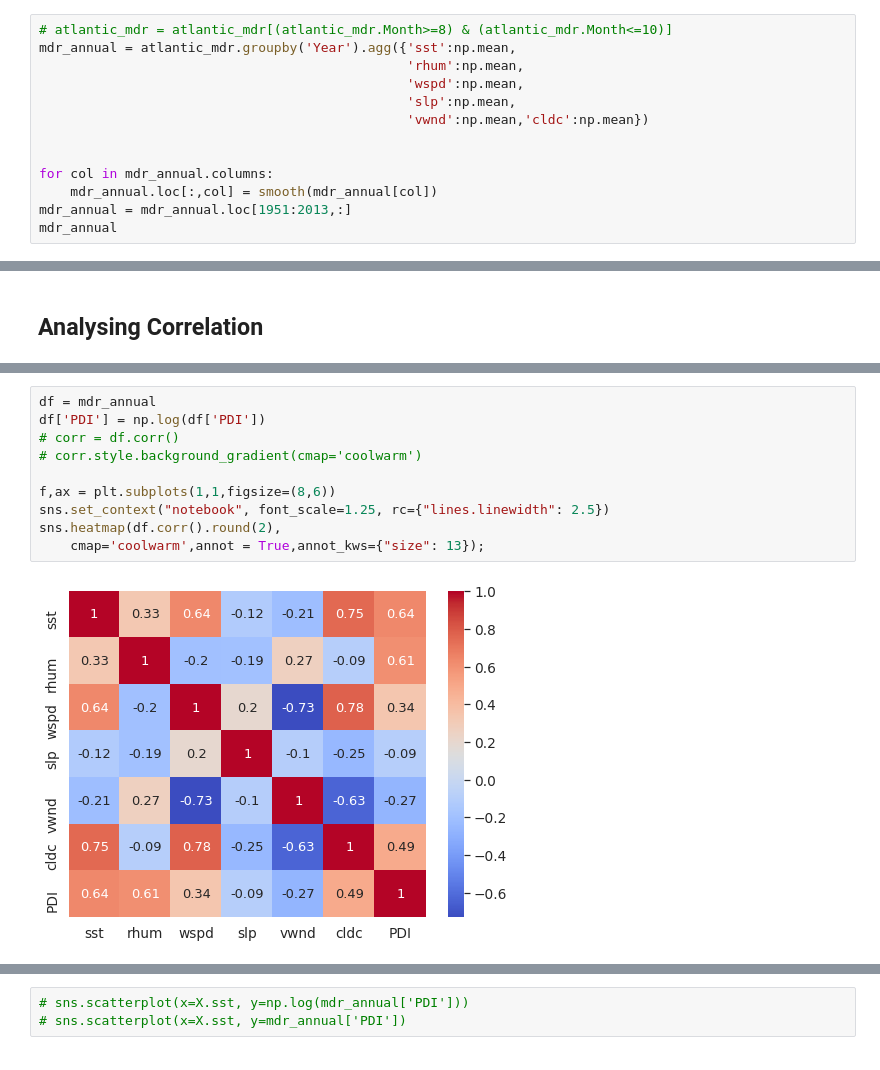
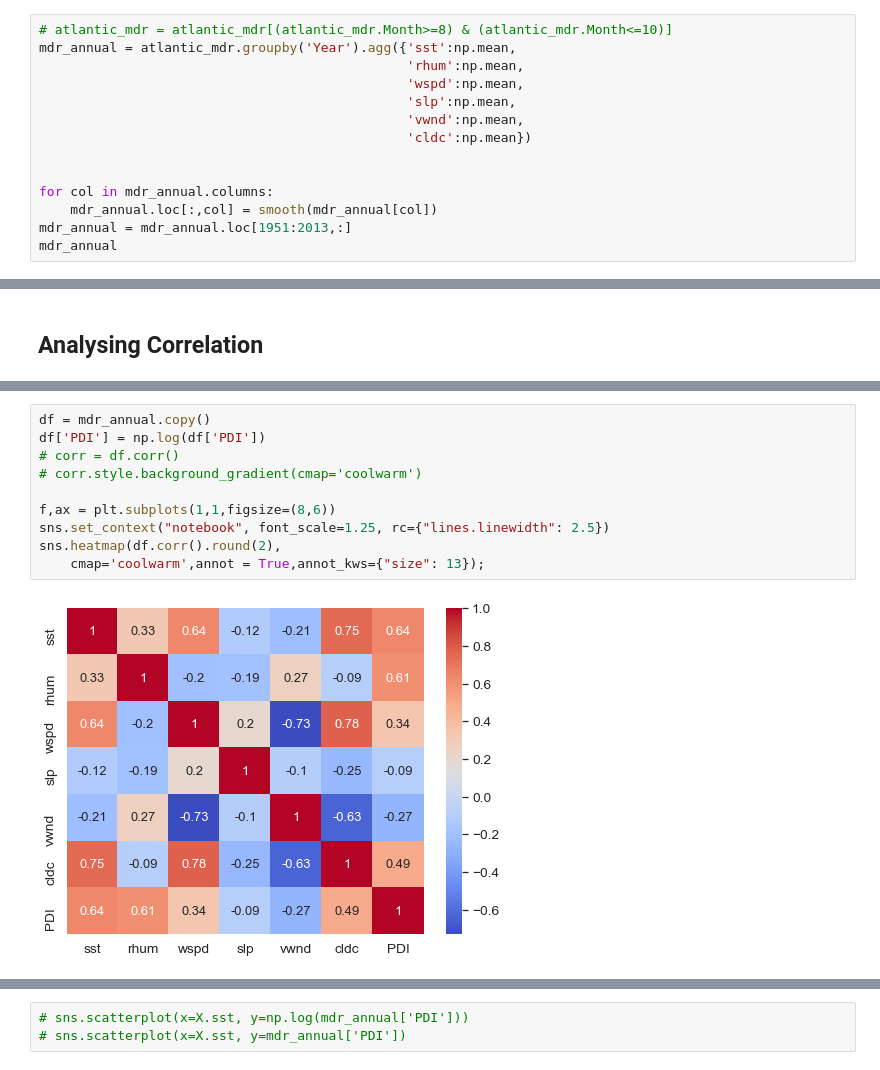
Before and after one commit to reneroliveira/Hurricane_Project, a Jupyter notebook: PowerDissipationIndex.ipynb, the cells around one changed output, grey strips where cells are left out. Drawn from its saved outputs; the diff is of its cells as text.

```diff
--- a/PowerDissipationIndex.ipynb
+++ b/PowerDissipationIndex.ipynb
@@ -122,7 +126,8 @@ mdr_annual = atlantic_mdr.groupby('Year').agg({'sst':np.mean,
                                                'rhum':np.mean,
                                                'wspd':np.mean,
                                                'slp':np.mean,
-                                               'vwnd':np.mean,'cldc':np.mean})
+                                               'vwnd':np.mean,
+                                               'cldc':np.mean})
 
 
 for col in mdr_annual.columns:
@@ -177,15 +182,15 @@ sns.heatmap(mdr_annual.corr().round(2),
 # %%
-df = mdr_annual
+df = mdr_annual.copy()
 df['PDI'] = np.log(df['PDI'])
 # corr = df.corr()
 # corr.style.background_gradient(cmap='coolwarm')
 
 f,ax = plt.subplots(1,1,figsize=(8,6))
 sns.set_context("notebook", font_scale=1.25, rc={"lines.linewidth": 2.5})
 sns.heatmap(df.corr().round(2),
     cmap='coolwarm',annot = True,annot_kws={"size": 13});
 # %% [output]
-[figure, old version]
+[figure, new version]
 # %%
 fig,ax = plt.subplots(figsize=(10,6))
 plt.title("North Atlantic MDR SST vs PDI",fontsize = 18)
```
Also changed, not shown: parts of 56 cells of this notebook.
